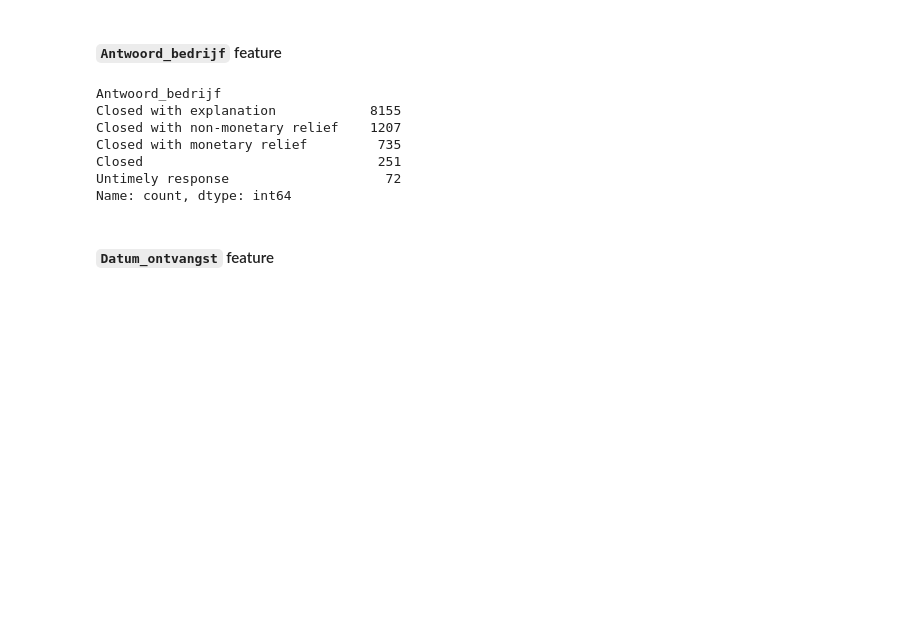
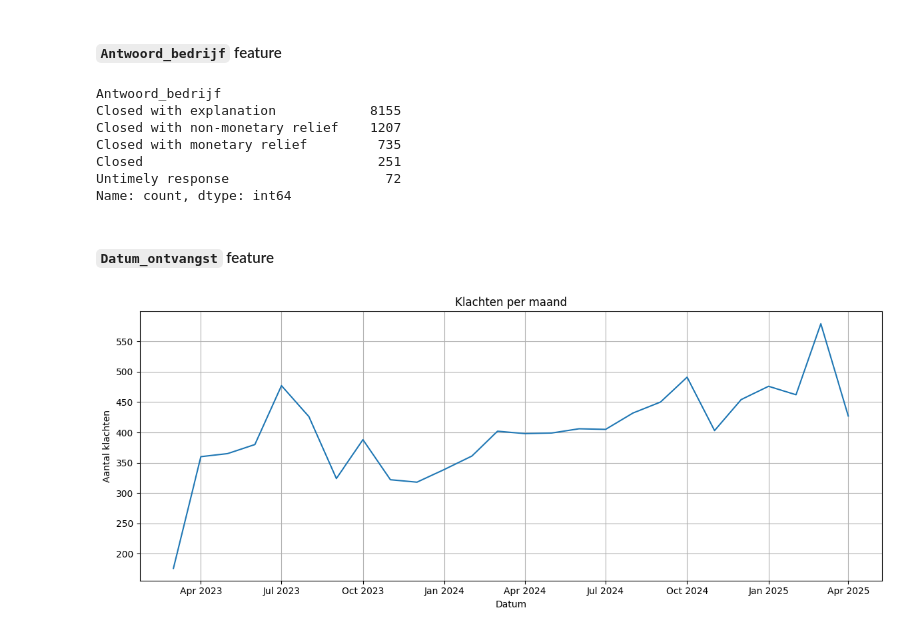
Before and after one commit to OdessaA/dataproject_1, a Jupyter notebook: EDA_klachten.ipynb, the cells around one changed output. Drawn from its saved outputs; the diff is of its cells as text; code cells hidden in the pictures; blank space fills up the shorter version.

```diff
--- a/EDA_klachten.ipynb
+++ b/EDA_klachten.ipynb
@@ -165,0 +209,18 @@ Name: count, dtype: int64
+# %%
+counts = train_df.groupby(train_df['Datum_ontvangst'].dt.to_period('M')).size() # groeperen op jaar-maand en aantallen per maand tellen
+counts.index = counts.index.to_timestamp()
+
+fig, ax = plt.subplots(figsize=(12,5))
+ax.plot(counts.index, counts.values)
+
+# maand - jaar labels
+ax.xaxis.set_major_formatter(mdates.DateFormatter('%b %Y'))
+
+plt.title("Klachten per maand")
+plt.xlabel("Datum")
+plt.ylabel("Aantal klachten")
+plt.grid(True)
+plt.tight_layout()
+plt.show()
+# %% [output]
+[figure, added]
```
Also changed, not shown: parts of 11 cells of this notebook.
